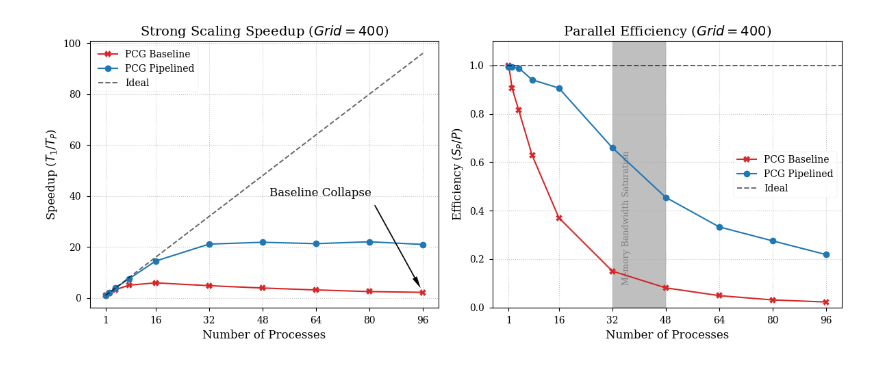
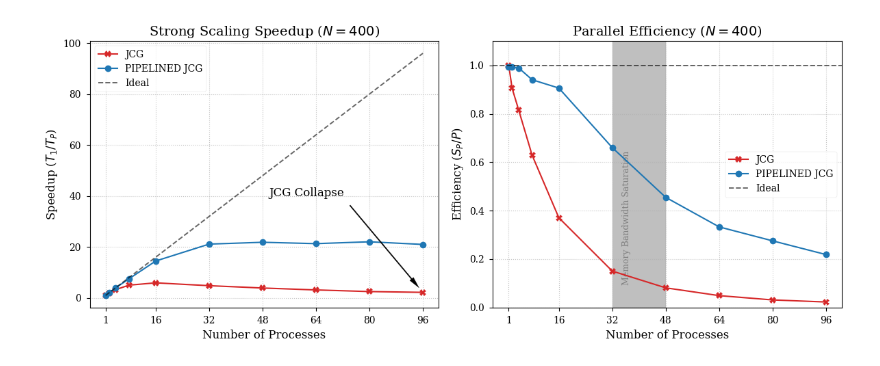
Before and after one commit to datrento/parallel-conjugate-gradient, a Jupyter notebook: src/main_serial_and_result_analysis.ipynb, the cells around one changed output. Cells and saved outputs as stored; diff of their text form; code cells hidden in the pictures.

Commit message:
add report and merge missing plotter.

```diff
--- a/src/main_serial_and_result_analysis.ipynb
+++ b/src/main_serial_and_result_analysis.ipynb
@@ -194,9 +187,11 @@ def read_file_to_csv(file_path: str = "../output/jcgtimes.txt") -> pd.DataFrame:
     })
     return times_final
 # %%
-"""Internode Strong Scaling Plotter
-This module provides a function to plot the strong scaling results for the Jacobi Preconditioned Conjugate Gradient (PCG) methods.
-"""
+import pandas as pd
+import matplotlib.pyplot as plt
+import seaborn as sns
+import numpy as np
+
 # Use a professional style
 plt.style.use('seaborn-v0_8-paper') # or 'bmh' if seaborn is not installed
 plt.rcParams.update({
@@ -237,46 +232,46 @@ def plot_intra_node_strong_scaling(file_path="../output/jcgtimes_intra_node.txt"
 
         # --- Ax1: Speedup ---
         ax1.plot(procs, speedup, color=colors[alg], marker=markers[alg],
-                 label=f'PCG {alg.capitalize()}', linewidth=1.5, markersize=7)
+                 label=f'{'JCG' if alg == 'baseline' else 'Pipelined JCG'.upper()}', linewidth=1.5, markersize=7)
 
         # --- Ax2: Efficiency ---
         ax2.plot(procs, efficiency, color=colors[alg], marker=markers[alg],
-                 label=f'PCG {alg.capitalize()}', linewidth=1.5, markersize=7)
+                 label=f'{'JCG' if alg == 'baseline' else 'Pipelined JCG'.upper()}', linewidth=1.5, markersize=7)
 
     # --- Formatting Speedup (Ax1) ---
     max_p = avg_df["num_processes"].max()
     ax1.plot([1, max_p], [1, max_p], 'k--', alpha=0.6, label='Ideal')
-    ax1.set_title(f'Strong Scaling Speedup ($Grid={grid_size}$)')
+    ax1.set_title(f'Strong Scaling Speedup ($N={grid_size}$)')
     ax1.set_xlabel('Number of Processes')
     ax1.set_ylabel('Speedup ($T_1 / T_P$)')
     ax1.set_xticks([1, 16, 32, 48, 64, 80, 96])
     ax1.grid(True, linestyle=':', alpha=0.7)
     ax1.legend()
 
     # --- Formatting Efficiency (Ax2) ---
     ax2.axhline(y=1.0, color='k', linestyle='--', alpha=0.6, label='Ideal')
-    ax2.set_title(f'Parallel Efficiency ($Grid={grid_size}$)')
+    ax2.set_title(f'Parallel Efficiency ($N={grid_size}$)')
     ax2.set_xlabel('Number of Processes')
     ax2.set_ylabel('Efficiency ($S_P / P$)')
     ax2.set_xticks([1, 16, 32, 48, 64, 80, 96])
     ax2.set_ylim(0, 1.1)
     ax2.grid(True, linestyle=':', alpha=0.7)
     ax2.legend()
 
     # --- Annotations for Analysis ---
     # Annotate the baseline collapse
-    ax1.annotate('Baseline Collapse', xy=(96, t_serial/avg_df[(avg_df["algorithm"] == "baseline") & (avg_df["num_processes"] == 96)]["total_time_max"].values[0]),
+    ax1.annotate('JCG Collapse', xy=(96, t_serial/avg_df[(avg_df["algorithm"] == "baseline") & (avg_df["num_processes"] == 96)]["total_time_max"].values[0]),
                  xytext=(50, 40), arrowprops=dict(facecolor='black', shrink=0.05, width=1, headwidth=5))
 
     # Annotate the memory wall area
     ax2.axvspan(32, 48, color='gray', alpha=0.5, zorder=0)
     ax2.text(35, 0.1, 'Memory Bandwidth Saturation', rotation=90, color='gray', fontsize=9, zorder=1)
 
     plt.tight_layout()
     plt.savefig(f"../plots/strong_scaling_results_grid{grid_size}.pdf")
     plt.show()
 
 # Run the plotter
 plot_intra_node_strong_scaling()
 # %% [output]
-[figure, old version]
+[figure, new version]
```
Also changed, not shown: parts of 13 cells of this notebook, 3 other files.
